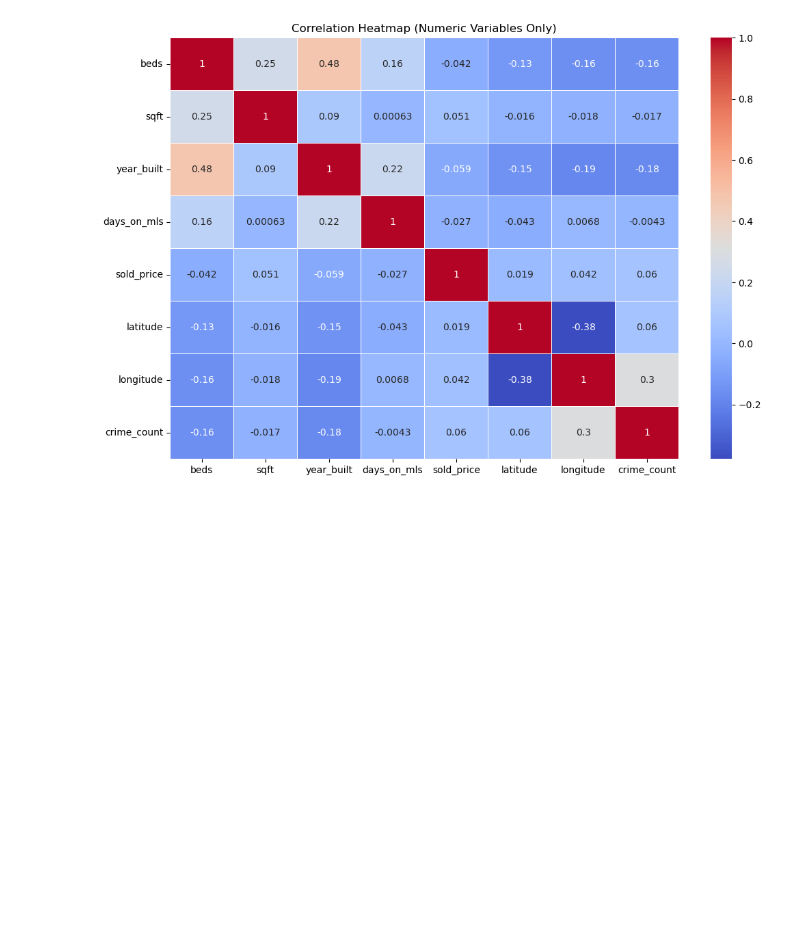
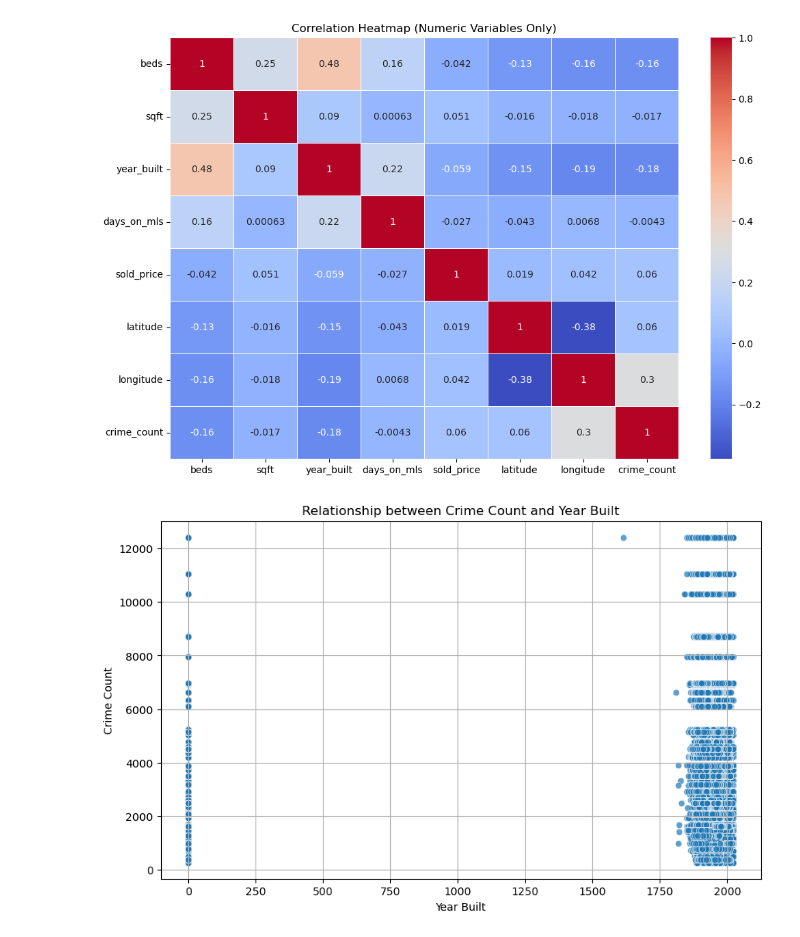
Before and after one commit to idellinger/SafeHaven-Chicago-Crime-and-Housing, a Jupyter notebook: Israel/Visualization and Models.ipynb, the cells around one changed output. Saved outputs shown, nothing was run; the diff lists cells and outputs as text; code cells hidden in the pictures; blank space fills up the shorter version.

Commit message:
cool plots

```diff
--- a/Israel/Visualization and Models.ipynb
+++ b/Israel/Visualization and Models.ipynb
@@ -139,3 +140,13 @@ plt.title('Correlation Heatmap (Numeric Variables Only)')
 plt.show()
 # %% [output]
 [figure]
+# %%
+plt.figure(figsize=(10, 6))
+sns.scatterplot(x='year_built', y='crime_count', data=df, alpha=0.7)
+plt.title('Relationship between Crime Count and Year Built')
+plt.xlabel('Year Built')
+plt.ylabel('Crime Count')
+plt.grid(True)
+plt.show()
+# %% [output]
+[figure, added]
```
Also changed, not shown: parts of 6 cells of this notebook.
